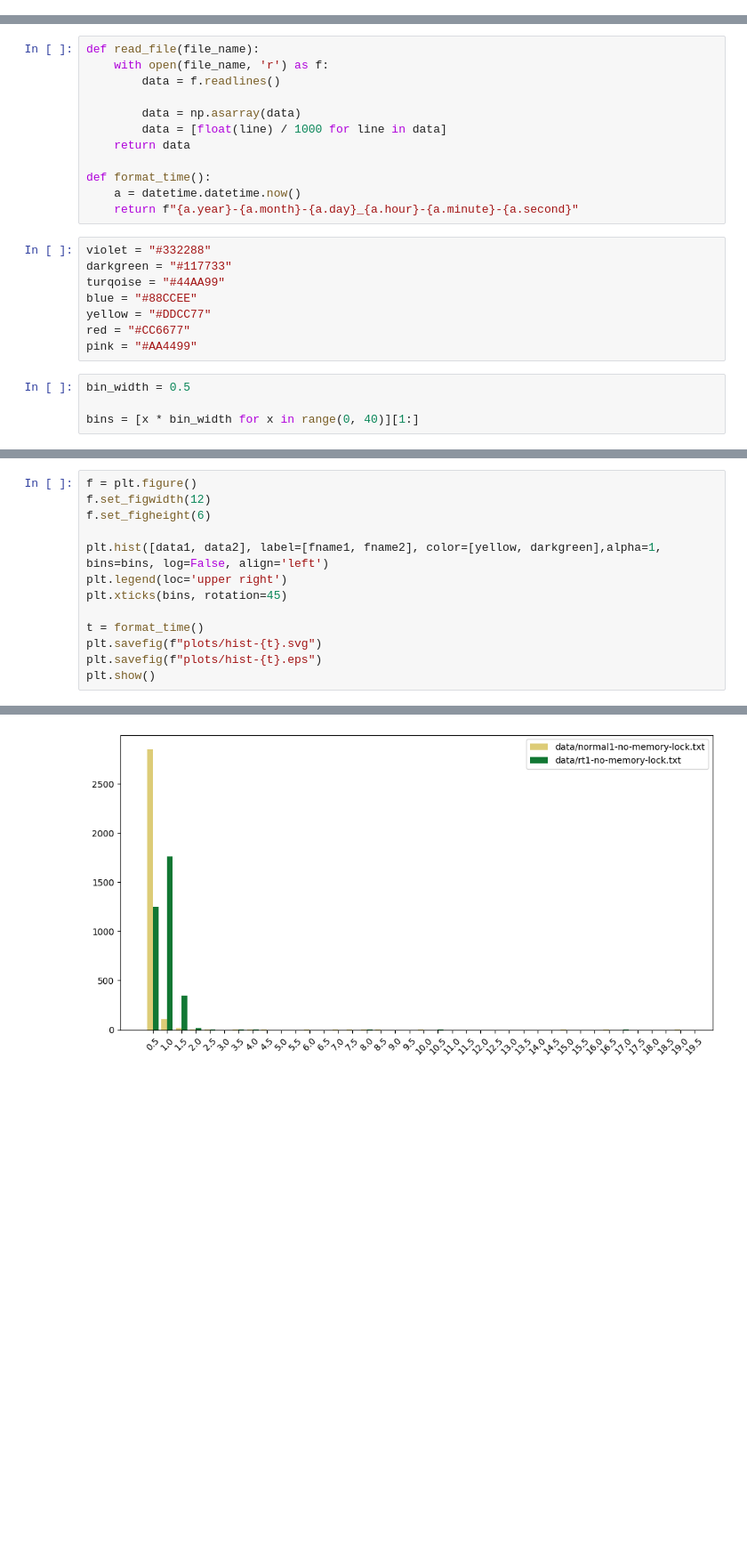
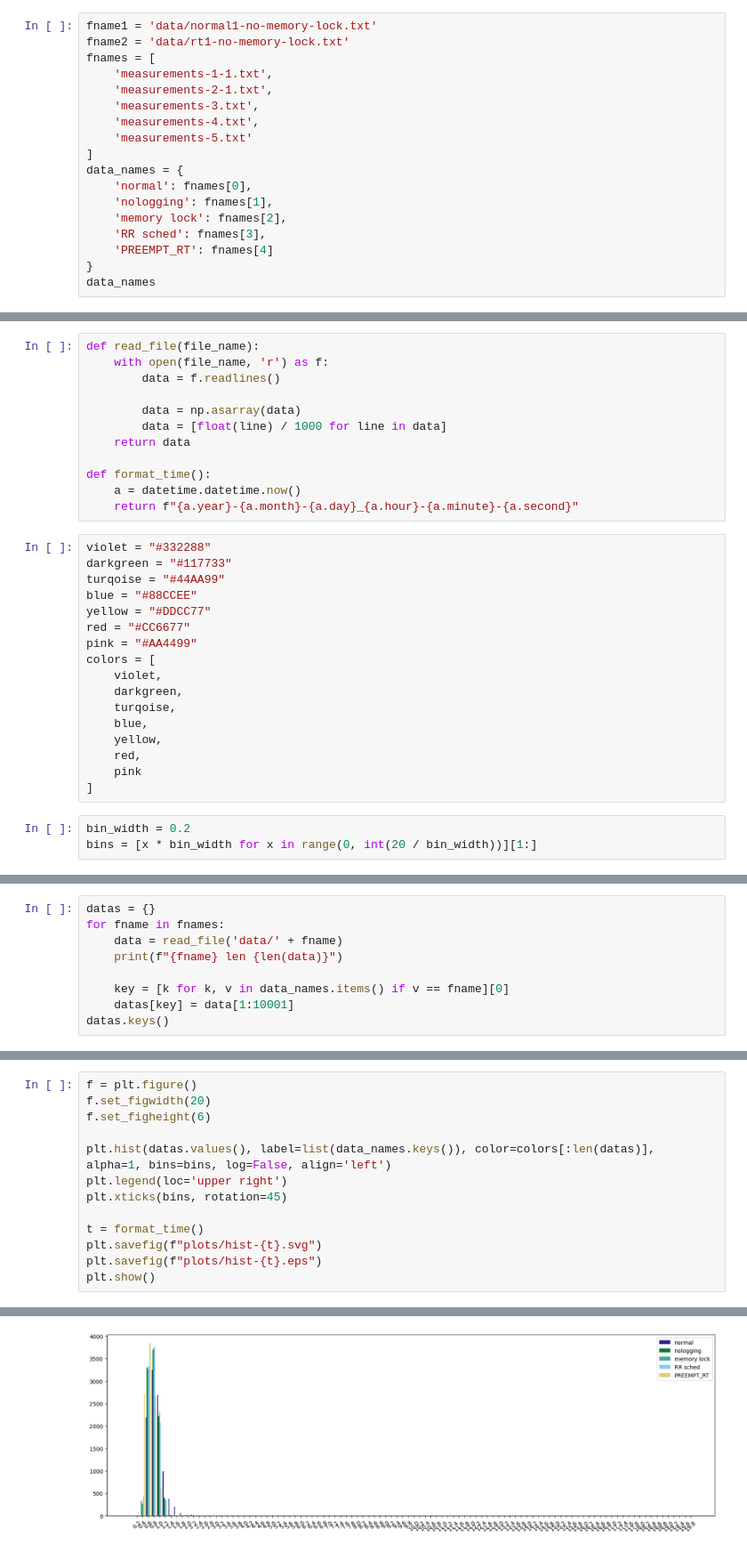
Before and after one commit to Alqio/realtime, a Jupyter notebook: main.ipynb, the cells around one changed output, grey strips where cells are left out. Shown: that part at 89% size. Saved outputs shown, nothing was run; the diff lists cells and outputs as text; blank space fills up the shorter version.

```diff
--- a/main.ipynb
+++ b/main.ipynb
@@ -9,0 +8,18 @@ fname2 = 'data/rt1-no-memory-lock.txt'
+# %%
+fname1 = 'data/normal1-no-memory-lock.txt'
+fname2 = 'data/rt1-no-memory-lock.txt'
+fnames = [
+    'measurements-1-1.txt',
+    'measurements-2-1.txt',
+    'measurements-3.txt',
+    'measurements-4.txt',
+    'measurements-5.txt'
+]
+data_names = {
+    'normal': fnames[0],
+    'nologging': fnames[1],
+    'memory lock': fnames[2],
+    'RR sched': fnames[3],
+    'PREEMPT_RT': fnames[4]
+}
+data_names
@@ -27,7 +49,15 @@ blue = "#88CCEE"
 yellow = "#DDCC77"
 red = "#CC6677"
 pink = "#AA4499"
+colors = [
+    violet,
+    darkgreen,
+    turqoise,
+    blue,
+    yellow,
+    red,
+    pink
+]
 # %%
-bin_width = 0.5
-
-bins = [x * bin_width for x in range(0, 40)][1:]
+bin_width = 0.2
+bins = [x * bin_width for x in range(0, int(20 / bin_width))][1:]
@@ -39,0 +64,9 @@ print(f"{len(data1)} {len(data2)}")
+# %%
+datas = {}
+for fname in fnames:
+    data = read_file('data/' + fname)
+    print(f"{fname} len {len(data)}")
+
+    key = [k for k, v in data_names.items() if v == fname][0]
+    datas[key] = data[1:10001]
+datas.keys()
@@ -40,16 +80,16 @@ print(f"{len(data1)} {len(data2)}")
 # %%
 f = plt.figure()
-f.set_figwidth(12)
+f.set_figwidth(20)
 f.set_figheight(6)
 
-plt.hist([data1, data2], label=[fname1, fname2], color=[yellow, darkgreen],alpha=1, bins=bins, log=False, align='left')
+plt.hist(datas.values(), label=list(data_names.keys()), color=colors[:len(datas)], alpha=1, bins=bins, log=False, align='left')
 plt.legend(loc='upper right')
 plt.xticks(bins, rotation=45)
 
 t = format_time()
 plt.savefig(f"plots/hist-{t}.svg")
 plt.savefig(f"plots/hist-{t}.eps")
 plt.show()
 # %% [output]
 The PostScript backend does not support transparency; partially transparent artists will be rendered opaque.
-[figure, old version]
+[figure, new version]
```
Also changed, not shown: parts of 16 cells of this notebook.
